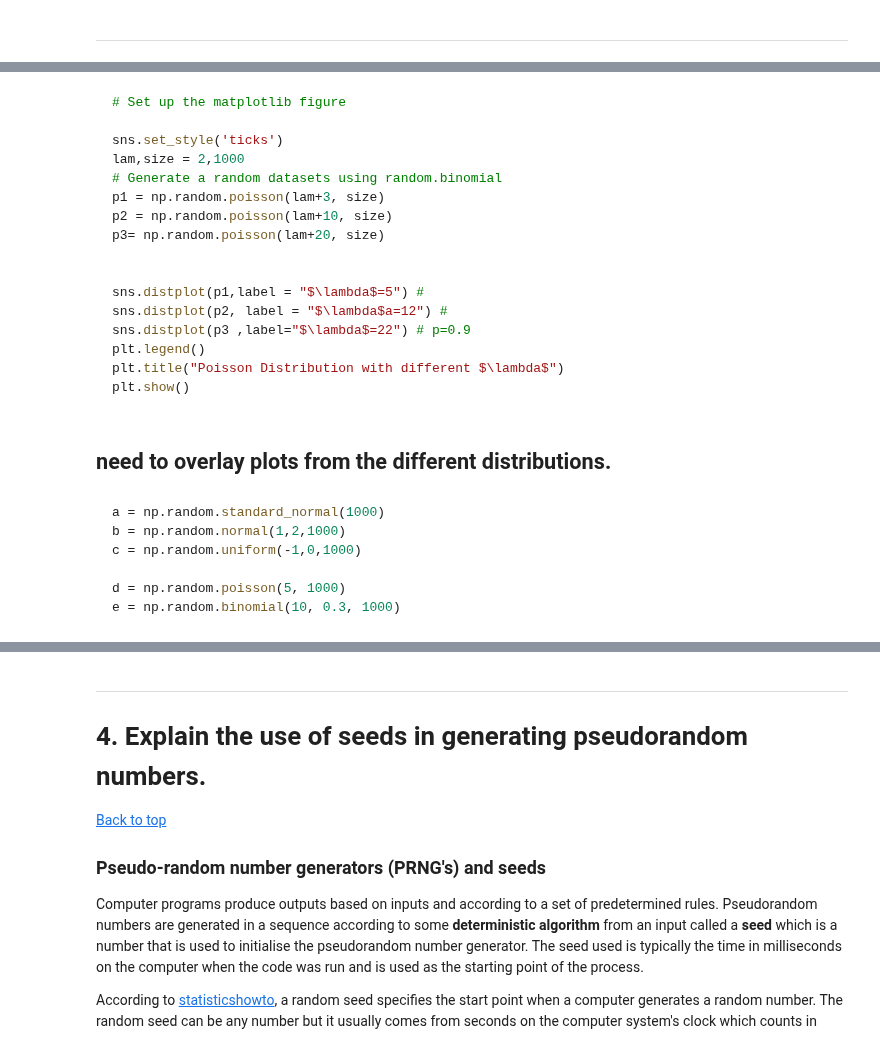
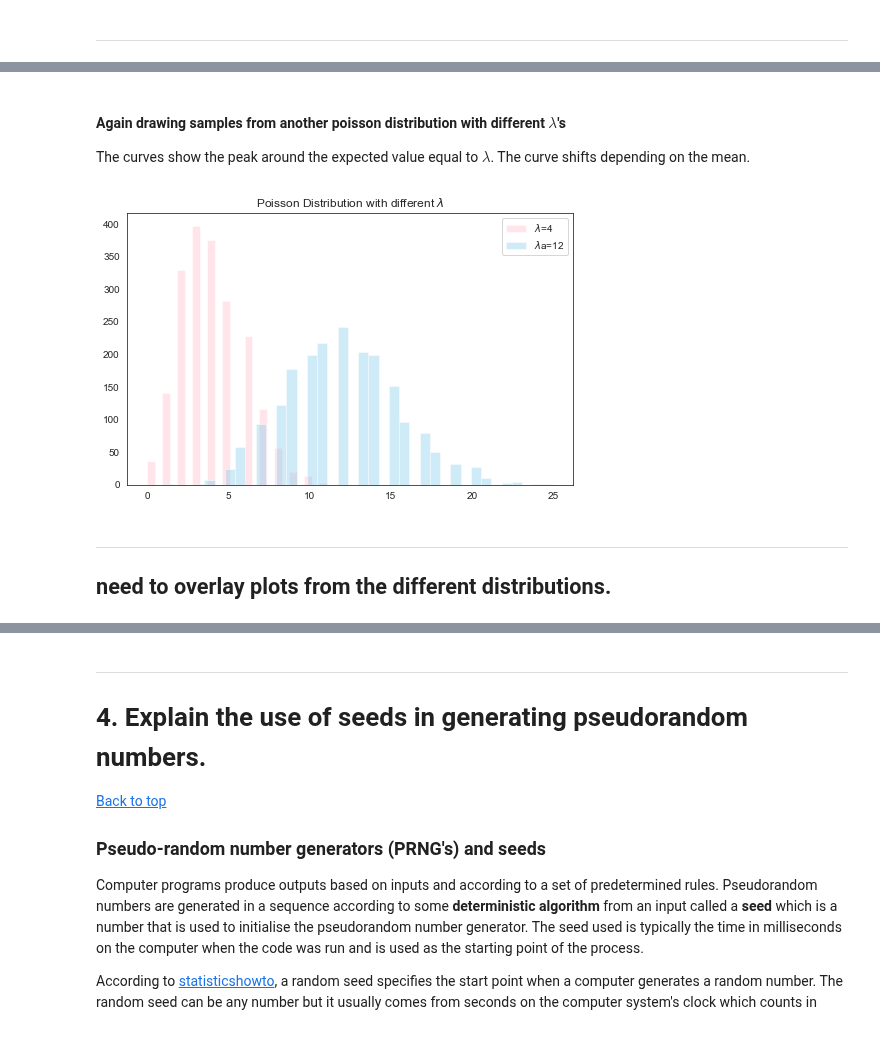
Before and after one commit to angela1C/Programming-for-Data-Analysis-numpy.random-project-2019, a Jupyter notebook: NumpyRandom.ipynb, the cells around one changed output, grey strips where cells are left out. Drawn from its saved outputs; the diff is of its cells as text; code cells hidden in the pictures.

````diff
--- a/NumpyRandom.ipynb
+++ b/NumpyRandom.ipynb
@@ -1438,31 +1433,26 @@ ax.set(xlabel='Poisson Distribution', ylabel='Frequency')
-# %% [markdown]
-```python
-# Set up the matplotlib figure
-
-sns.set_style('ticks')
-lam,size = 2,1000
-# Generate a random datasets using random.binomial
-p1 = np.random.poisson(lam+3, size)
-p2 = np.random.poisson(lam+10, size)
-p3= np.random.poisson(lam+20, size)
-
-
-sns.distplot(p1,label = "$\lambda$=5") #
-sns.distplot(p2, label = "$\lambda$a=12") #
-sns.distplot(p3 ,label="$\lambda$=22") # p=0.9
-plt.legend()
-plt.title("Poisson Distribution with different $\lambda$")
-plt.show()
-```
+# %% [markdown]
+#### Again drawing samples from another poisson distribution with different $\lambda$'s
+
+The curves show the peak around the expected value equal to $\lambda$. The curve shifts depending on the mean.
+# %%
+
+# Set up the matplotlib figure
+
+plt.figure(figsize=(8,5))
+sns.set_style('white')
+lam,size = 4,2000
+# Generate a random datasets using random.binomial
+p1 = np.random.poisson(lam, size)
+p2 = np.random.poisson(lam+8, size)
+
+sns.distplot(p1,label = "$\lambda$=4", kde=False,color="pink") #
+sns.distplot(p2, label = "$\lambda$a=12", kde=False, color="skyblue") #
+
+plt.legend()
+plt.title("Poisson Distribution with different $\lambda$")
+plt.show()
+# %% [output]
+[figure, added]
 # %% [markdown]
-
+***
 ## need to overlay plots from the different distributions.
-# %% [markdown]
-```python
-a = np.random.standard_normal(1000)
-b = np.random.normal(1,2,1000)
-c = np.random.uniform(-1,0,1000)
-
-d = np.random.poisson(5, 1000)
-e = np.random.binomial(10, 0.3, 1000)
-```
````
Also changed, not shown: parts of 27 cells of this notebook, 2 other files.
